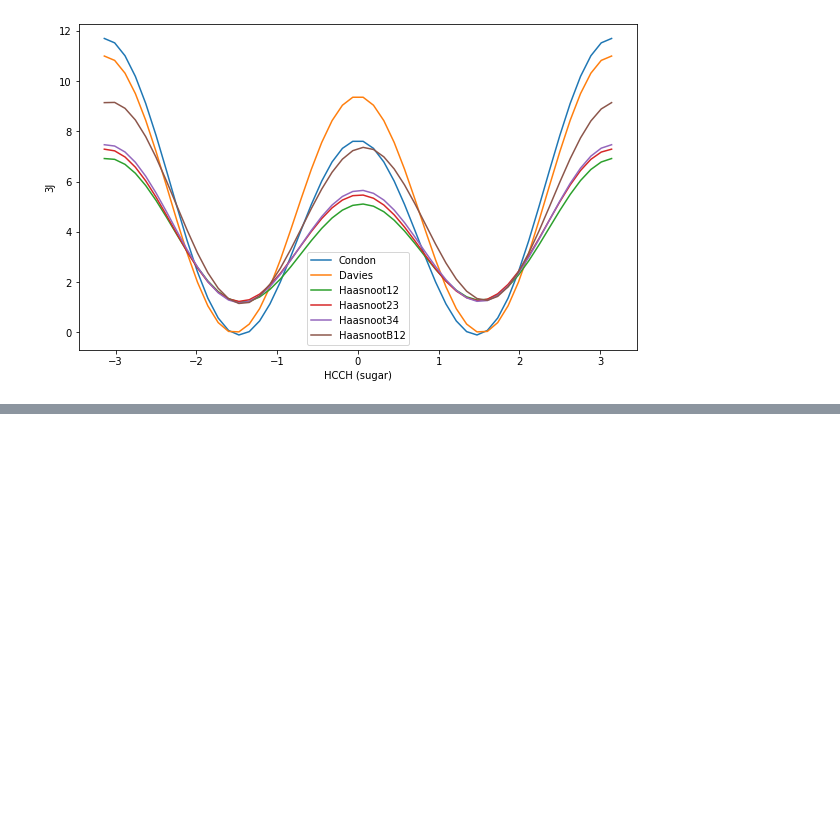
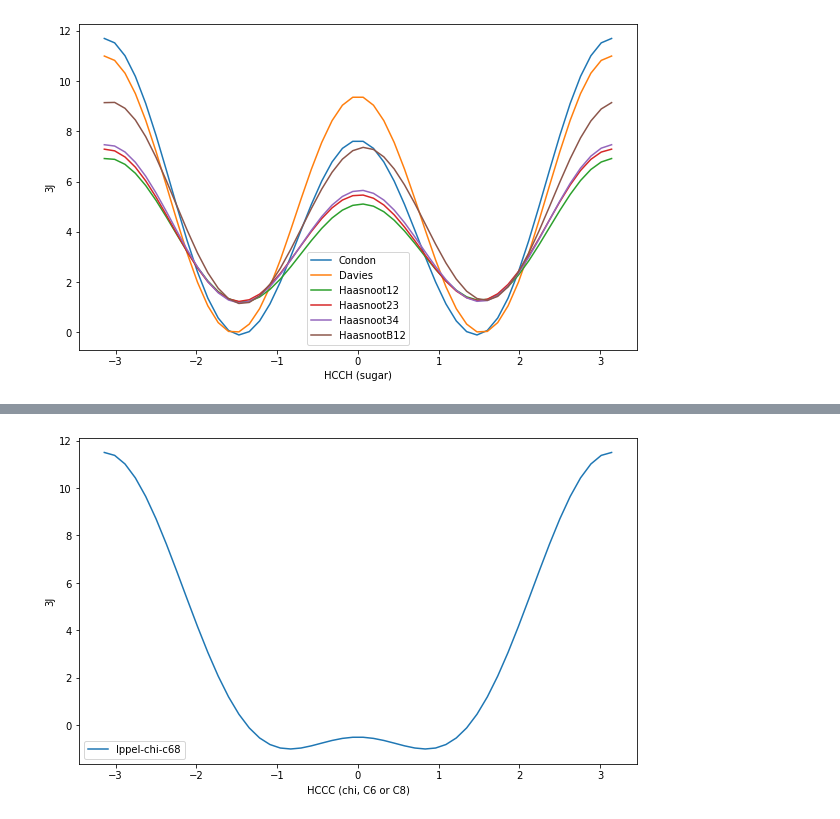
Before and after one commit to bussilab/karplus-equations, a Jupyter notebook: Karplus-Equations.ipynb, the cells around one changed output, grey strips where cells are left out. Cells and saved outputs as stored; diff of their text form; code cells hidden in the pictures; blank space fills up the shorter version.

```diff
--- a/Karplus-Equations.ipynb
+++ b/Karplus-Equations.ipynb
@@ -243,0 +254,37 @@ plt.show()
+# %%
+def karplus_chi(x,par):
+    R=np.pi/180 # conversion to radians, needed for some parametrizations
+
+    if par=="Ippel-chi-c68": # H1' C6 (pyr) or C8 (pur)
+        # Parameters from Ipper et al (1996)
+        # Heteronuclear Scalar Couplings in the Bases and Sugar Rings of Nucleic Acids: Their Determination and Application in Assignment and Conformational Analysis
+        # https://doi.org/10.1002/(SICI)1097-458X(199612)34:13%3CS156::AID-OMR68%3E3.0.CO;2-U
+        # Eq page S166, in the text below Fig. 8
+        # Also used in Barnaba https://rnajournal.cshlp.org/content/25/2/219/T1.expansion.html
+        # Note: also Cesari et al reports parameters from this paper but
+        # I cannot find them in the original paper
+        return 4.5*np.cos(x)**2-6.0*np.cos(x)+1.0
+
+    elif par=="Ippel-chi-c24": # H1' C2 (pyr) or C4 (pur)
+        # Parameters from Ipper et al (1996)
+        # Heteronuclear Scalar Couplings in the Bases and Sugar Rings of Nucleic Acids: Their Determination and Application in Assignment and Conformational Analysis
+        # https://doi.org/10.1002/(SICI)1097-458X(199612)34:13%3CS156::AID-OMR68%3E3.0.CO;2-U
+        # Eq page S166, in the text below Fig. 8
+        # Also used in Barnaba https://rnajournal.cshlp.org/content/25/2/219/T1.expansion.html
+        # Note: also Cesari et al reports parameters from this paper but
+        # I cannot find them in the original paper
+        return 4.7*np.cos(x)**2-2.3*np.cos(x)+0.1
+# %%
+plt.figure(figsize=(10,6))
+for l in [
+    "Ippel-chi-c68",
+#    "Ippel-chi-c24",
+]:
+    x=np.linspace(-np.pi,np.pi)
+    plt.plot(x,karplus_chi(x,par=l),label=l)
+plt.legend()
+plt.xlabel("HCCC (chi, C6 or C8)")
+plt.ylabel("3J")
+plt.show()
+# %% [output]
+[figure, added]
```
Also changed, not shown: parts of 5 cells of this notebook.
